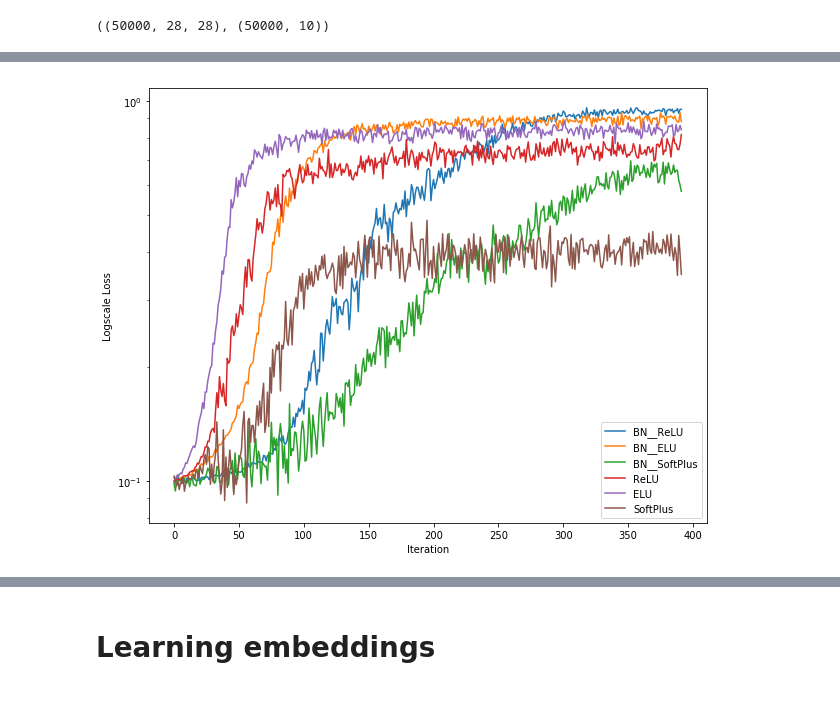
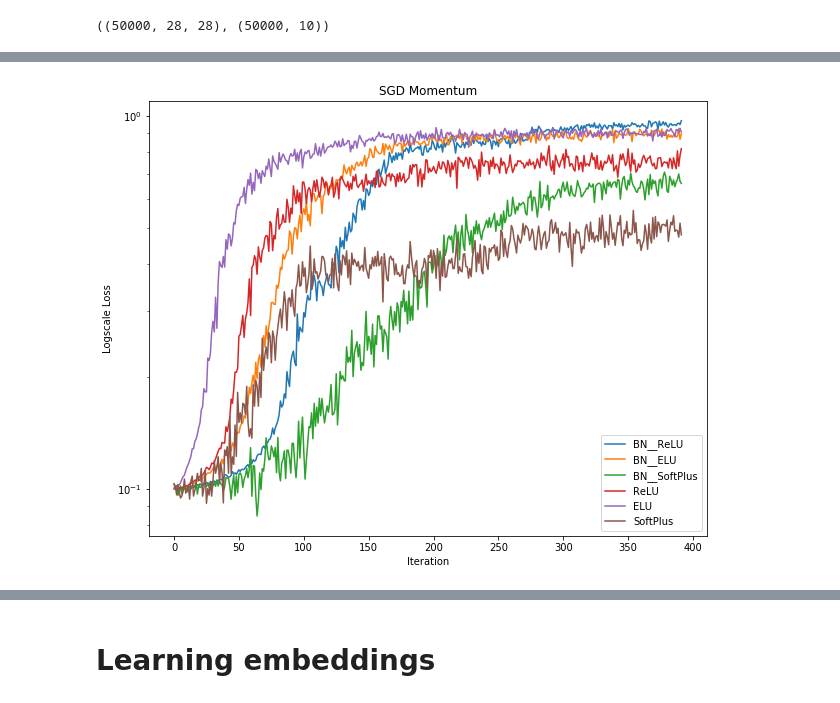
Before and after one commit to SomeoneSerge/skt_deeplearning, a Jupyter notebook: HW1/homework_main-basic.ipynb, the cells around one changed output, grey strips where cells are left out. Drawn from its saved outputs; the diff is of its cells as text; code cells hidden in the pictures.

```diff
--- a/HW1/homework_main-basic.ipynb
+++ b/HW1/homework_main-basic.ipynb
@@ -115,7 +115,7 @@ Basic training loop. Examine it.
 # %%
 
 
-def train(net, batch_size, X, Y, criterion, n_epoch,
+def train(net, batch_size, X, Y, criterion, optimizer, n_epoch,
           ax, label, optimizer_config, optimizer_state):
     loss_history = []
     for i in range(n_epoch):
@@ -132,7 +132,7 @@ def train(net, batch_size, X, Y, criterion, n_epoch,
             net.backward(x_batch, dp)
 
             # Update weights
-            sgd_momentum(net.getParameters(),
+            optimizer(net.getParameters(),
                          net.getGradParameters(),
                          optimizer_config,
                          optimizer_state)
@@ -155,7 +155,7 @@ fig, ax = plt.subplots(figsize=(8, 6))
 ax.set_xlabel('# Iteration')
 ax.set_ylabel('LogLoss')
 ax.set_title('Training loss')
-train(net, batch_size, X, Y, criterion, n_epoch, ax, 'Loss',
+train(net, batch_size, X, Y, criterion, sgd_momentum, n_epoch, ax, 'Loss',
       optimizer_config, optimizer_state)
 ax.legend()
 plt.show()
@@ -237,7 +237,7 @@ mnist_crit = ClassNLLCriterion()
 fig, ax = plt.subplots(figsize=(10, 8))
 ax.set_xlabel('Iteration')
 ax.set_ylabel('Logscale Loss')
-
+ax.set_title('SGD Momentum')
 
 
 for activation in [ReLU, ELU, SoftPlus]:
@@ -262,9 +262,9 @@ for activation in [ReLU, ELU, SoftPlus]:
 
     train(net, 256,
           xtr, ytr,
-          mnist_crit, n_epoch=2,
+          mnist_crit, sgd_momentum, n_epoch=2,
           ax=ax, label='BN__' + activation.__name__,
-          optimizer_config=optimizer_config,
+          optimizer_config=config,
           optimizer_state=optimizer_state)
 
 for act in [ReLU, ELU, SoftPlus]:
@@ -274,9 +274,9 @@ for act in [ReLU, ELU, SoftPlus]:
     optimizer_state = {}
     train(new_nn(act), 256,
           xtr, ytr,
-          mnist_crit, n_epoch=2,
+          mnist_crit, sgd_momentum, n_epoch=2,
           ax=ax, label=act.__name__,
-          optimizer_config=optimizer_config,
+          optimizer_config=config,
           optimizer_state=optimizer_state)
 
 
@@ -298 +298 @@ Current loss: -0.349982
-[figure, old version]
+[figure, new version]
```
Also changed, not shown: parts of 4 cells of this notebook.
